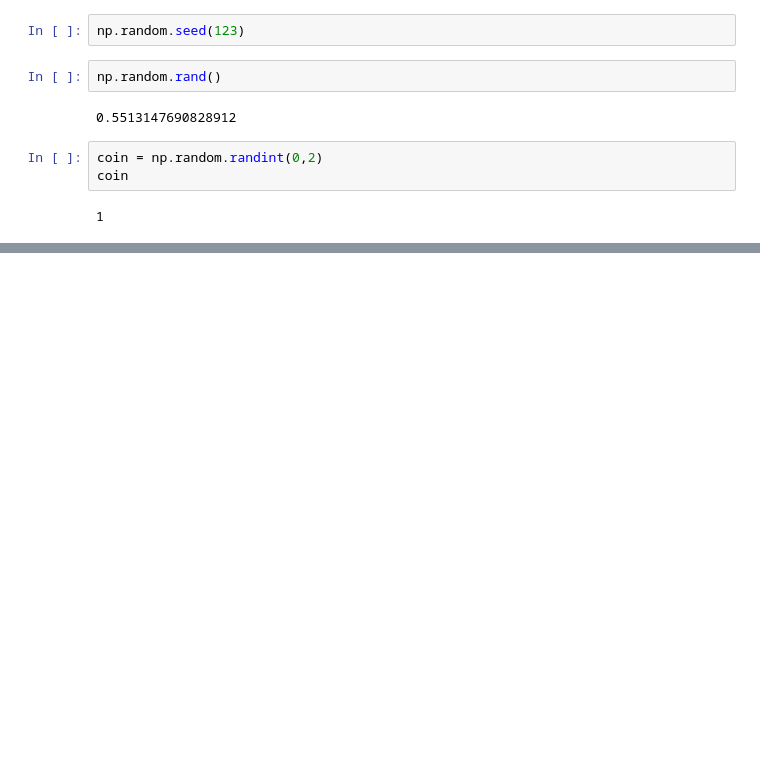
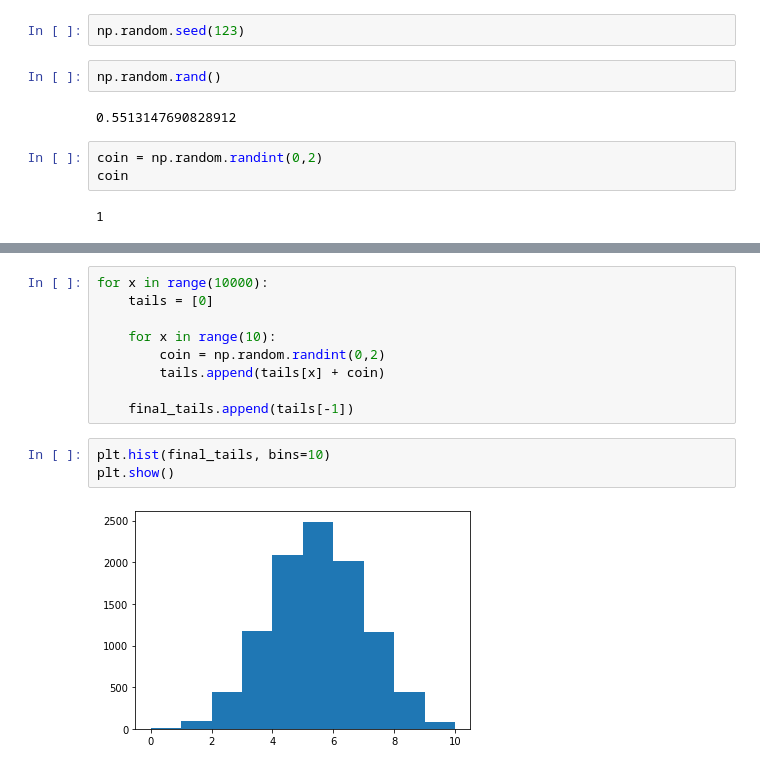
Before and after one commit to eljuanrv/Data_Science_With_Python, a Jupyter notebook: Intrmediate_Python.ipynb, the cells around one changed output, grey strips where cells are left out. Cells and saved outputs as stored; diff of their text form; blank space fills up the shorter version.

```diff
--- a/Intrmediate_Python.ipynb
+++ b/Intrmediate_Python.ipynb
@@ -641,0 +689,14 @@ coin
+# %%
+for x in range(10000):
+	tails = [0]
+
+	for x in range(10):
+		coin = np.random.randint(0,2)
+		tails.append(tails[x] + coin)
+
+	final_tails.append(tails[-1])
+# %%
+plt.hist(final_tails, bins=10)
+plt.show()
+# %% [output]
+[figure, added]
```
Also changed, not shown: parts of 18 cells of this notebook.
